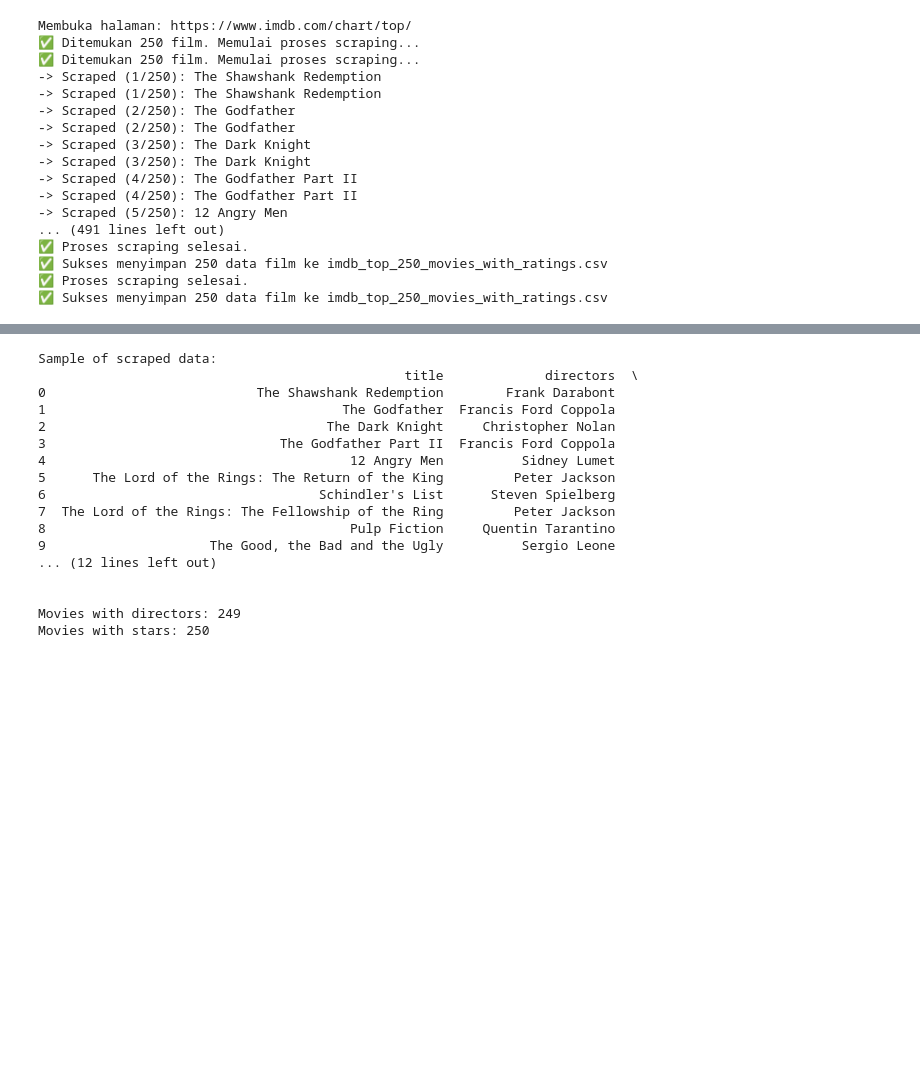
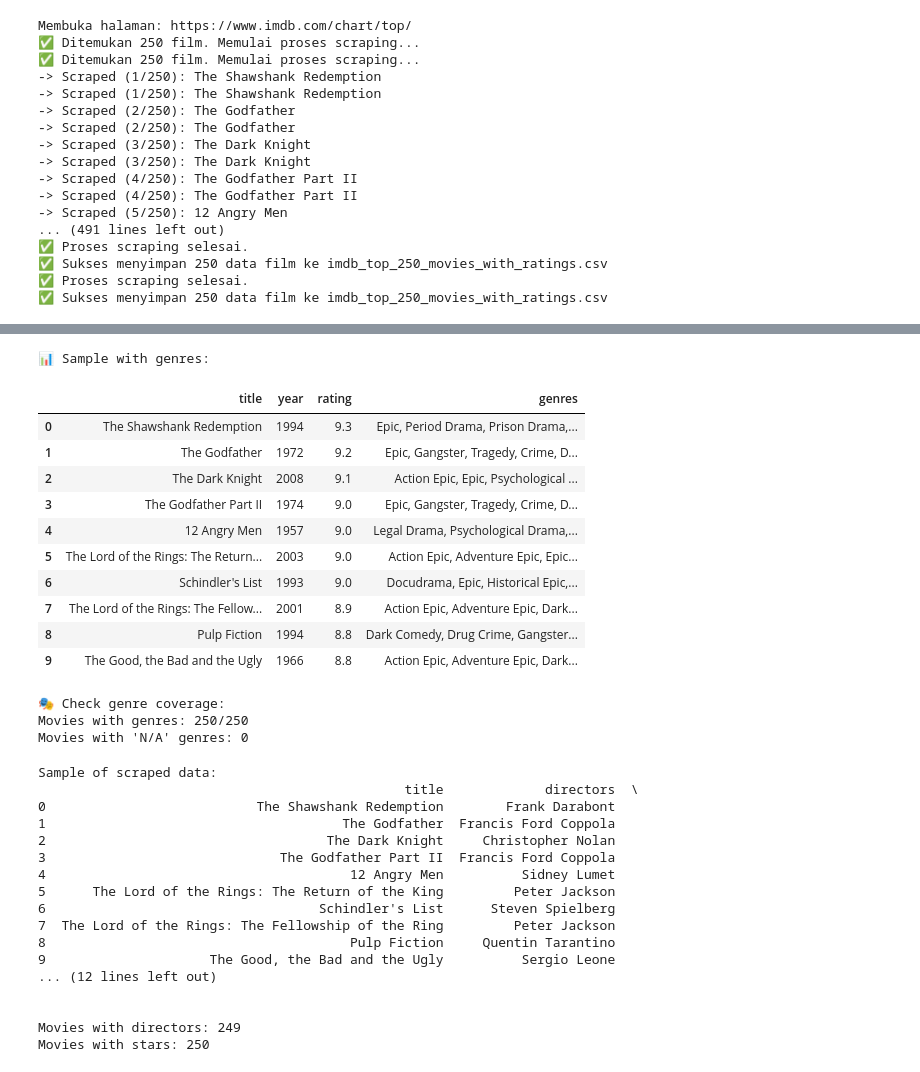
Before and after one commit to prettycoolflacko/MovieRecommendation, a Jupyter notebook: imdb_scraping.ipynb, the cells around one changed output, grey strips where cells are left out. Cells and saved outputs as stored; diff of their text form; code cells hidden in the pictures; blank space fills up the shorter version.

Commit message:
add a genre column

```diff
--- a/imdb_scraping.ipynb
+++ b/imdb_scraping.ipynb
@@ -371,3 +260,27 @@ memory usage: 11.8+ KB
+# %%
+# Check the genres column
+print("\n📊 Sample with genres:")
+display(df[['title', 'year', 'rating', 'genres']].head(10))
+
+print("\n🎭 Check genre coverage:")
+print(f"Movies with genres: {df['genres'].notna().sum()}/{len(df)}")
+print(f"Movies with 'N/A' genres: {(df['genres'] == 'N/A').sum()}")
+# %% [output]
+📊 Sample with genres:
+|  | title | year | rating | genres |
+| 0 | The Shawshank Redemption | 1994 | 9.3 | Epic, Period Drama, Prison Drama,... |
+| 1 | The Godfather | 1972 | 9.2 | Epic, Gangster, Tragedy, Crime, D... |
+| 2 | The Dark Knight | 2008 | 9.1 | Action Epic, Epic, Psychological ... |
+| 3 | The Godfather Part II | 1974 | 9.0 | Epic, Gangster, Tragedy, Crime, D... |
+| 4 | 12 Angry Men | 1957 | 9.0 | Legal Drama, Psychological Drama,... |
+| 5 | The Lord of the Rings: The Return... | 2003 | 9.0 | Action Epic, Adventure Epic, Epic... |
+| 6 | Schindler's List | 1993 | 9.0 | Docudrama, Epic, Historical Epic,... |
+| 7 | The Lord of the Rings: The Fellow... | 2001 | 8.9 | Action Epic, Adventure Epic, Dark... |
+| 8 | Pulp Fiction | 1994 | 8.8 | Dark Comedy, Drug Crime, Gangster... |
+| 9 | The Good, the Bad and the Ugly | 1966 | 8.8 | Action Epic, Adventure Epic, Dark... |
+🎭 Check genre coverage:
+Movies with genres: 250/250
+Movies with 'N/A' genres: 0
 # %%
 # Check sample of data
 print("Sample of scraped data:")
```
Also changed, not shown: parts of 9 cells of this notebook, 3 other files.
